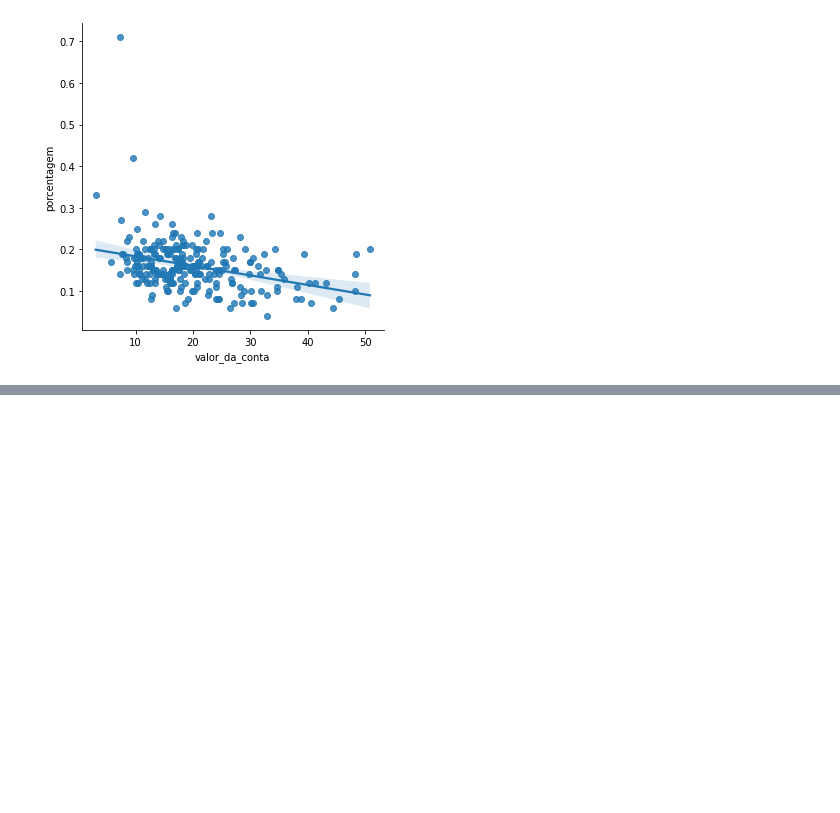
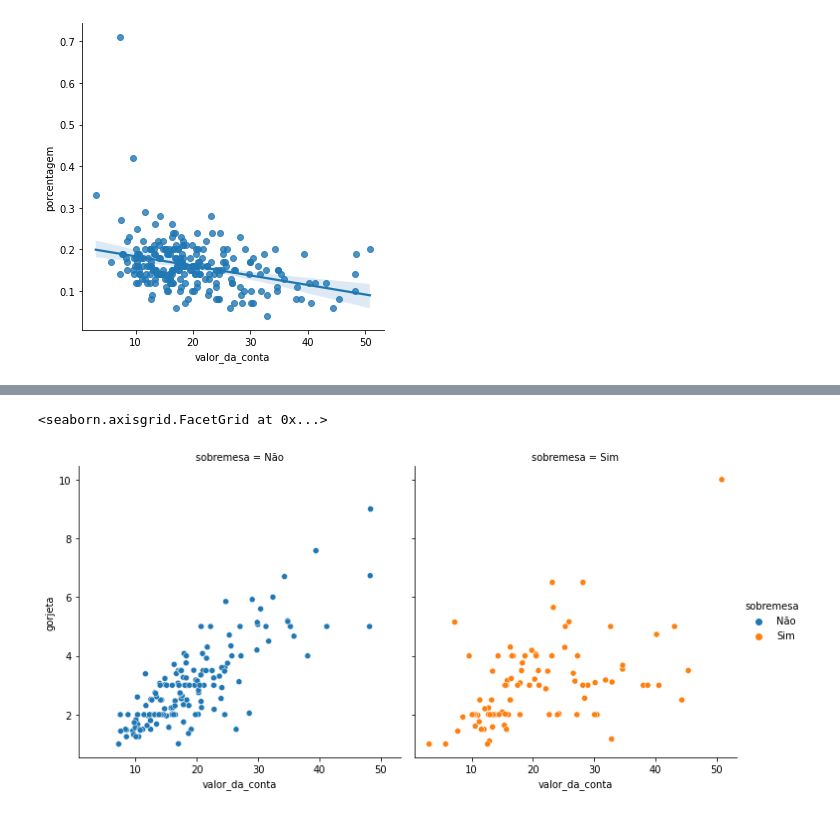
Before and after one commit to marceloicampos/alura-jupyter-python, a Jupyter notebook: aulas/EDA-Gorjetas.ipynb, the cells around one changed output, grey strips where cells are left out. Saved outputs shown, nothing was run; the diff lists cells and outputs as text; code cells hidden in the pictures; blank space fills up the shorter version.

```diff
--- a/aulas/EDA-Gorjetas.ipynb
+++ b/aulas/EDA-Gorjetas.ipynb
@@ -309,0 +414,6 @@ sns.lmplot(x='valor_da_conta', y='porcentagem', data=gorjetas)
+# %%
+# identificar quem pediu e não pediu sobremesa com colunas separadas
+sns.relplot(x='valor_da_conta', y='gorjeta', hue='sobremesa', col='sobremesa', data=gorjetas)
+# %% [output]
+<seaborn.axisgrid.FacetGrid at 0x...>
+[figure, added]
```
Also changed, not shown: parts of 26 cells of this notebook.
